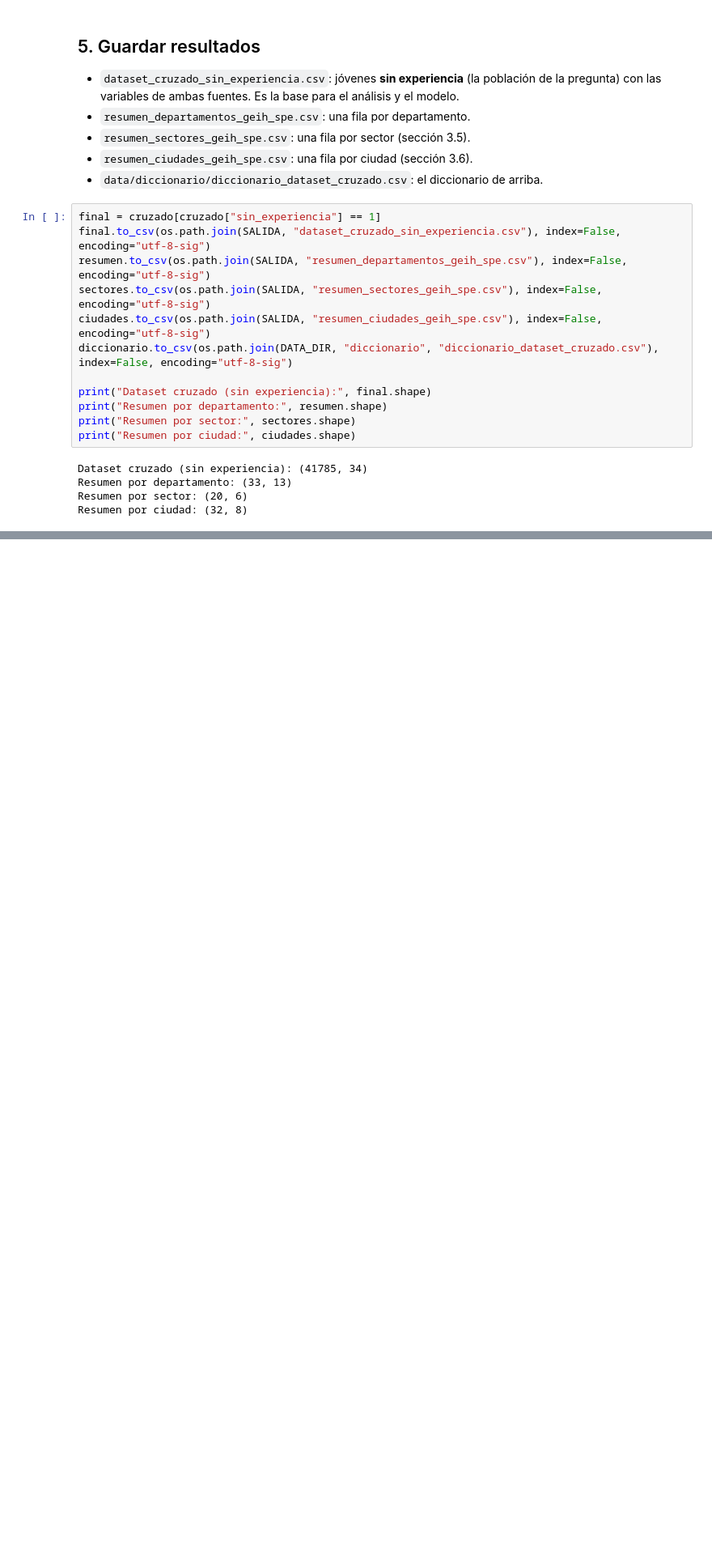
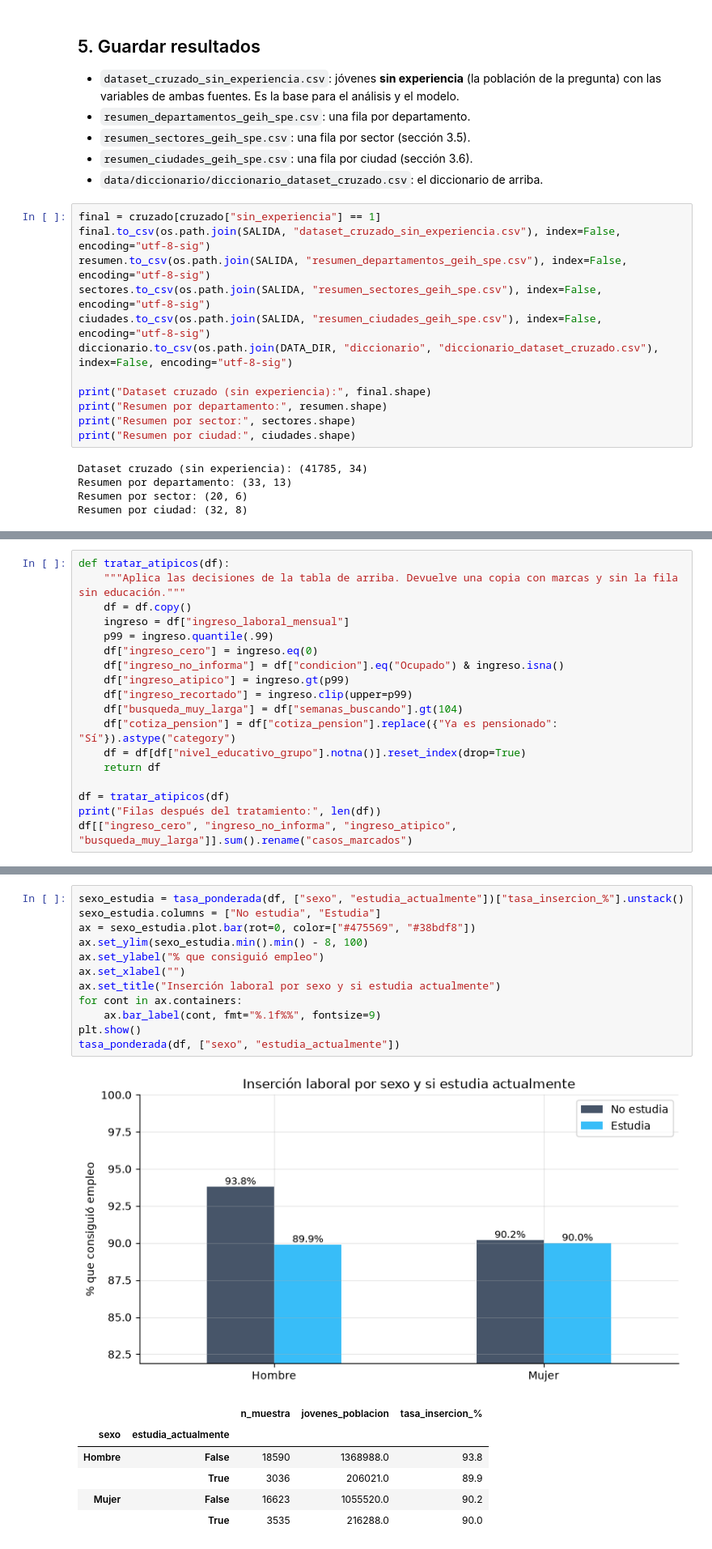
Before and after one commit to samuelvelez1003/Busqueda-Empleo, a Jupyter notebook: notebooks/03_adquisicion_cruce.ipynb, the cells around one changed output, grey strips where cells are left out. Shown at 81% size. Cells and saved outputs as stored; diff of their text form; blank space fills up the shorter version.

```diff
--- a/notebooks/03_adquisicion_cruce.ipynb
+++ b/notebooks/03_adquisicion_cruce.ipynb
@@ -585,0 +809,18 @@ Resumen por ciudad: (32, 8)
+# %%
+def tratar_atipicos(df):
+    """Aplica las decisiones de la tabla de arriba. Devuelve una copia con marcas y sin la fila sin educación."""
+    df = df.copy()
+    ingreso = df["ingreso_laboral_mensual"]
+    p99 = ingreso.quantile(.99)
+    df["ingreso_cero"] = ingreso.eq(0)
+    df["ingreso_no_informa"] = df["condicion"].eq("Ocupado") & ingreso.isna()
+    df["ingreso_atipico"] = ingreso.gt(p99)
+    df["ingreso_recortado"] = ingreso.clip(upper=p99)
+    df["busqueda_muy_larga"] = df["semanas_buscando"].gt(104)
+    df["cotiza_pension"] = df["cotiza_pension"].replace({"Ya es pensionado": "Sí"}).astype("category")
+    df = df[df["nivel_educativo_grupo"].notna()].reset_index(drop=True)
+    return df
+
+df = tratar_atipicos(df)
+print("Filas después del tratamiento:", len(df))
+df[["ingreso_cero", "ingreso_no_informa", "ingreso_atipico", "busqueda_muy_larga"]].sum().rename("casos_marcados")
@@ -585,0 +956,20 @@ Resumen por ciudad: (32, 8)
+# %%
+sexo_estudia = tasa_ponderada(df, ["sexo", "estudia_actualmente"])["tasa_insercion_%"].unstack()
+sexo_estudia.columns = ["No estudia", "Estudia"]
+ax = sexo_estudia.plot.bar(rot=0, color=["#475569", "#38bdf8"])
+ax.set_ylim(sexo_estudia.min().min() - 8, 100)
+ax.set_ylabel("% que consiguió empleo")
+ax.set_xlabel("")
+ax.set_title("Inserción laboral por sexo y si estudia actualmente")
+for cont in ax.containers:
+    ax.bar_label(cont, fmt="%.1f%%", fontsize=9)
+plt.show()
+tasa_ponderada(df, ["sexo", "estudia_actualmente"])
+# %% [output]
+[figure, added]
+|  |  | n_muestra | jovenes_poblacion | tasa_insercion_% |
+| sexo | estudia_actualmente |  |  |  |
+| Hombre | False | 18590 | 1368988.0 | 93.8 |
+|  | True | 3036 | 206021.0 | 89.9 |
+| Mujer | False | 16623 | 1055520.0 | 90.2 |
+|  | True | 3535 | 216288.0 | 90.0 |
```
Also changed, not shown: parts of 44 cells of this notebook, 1 other file.
